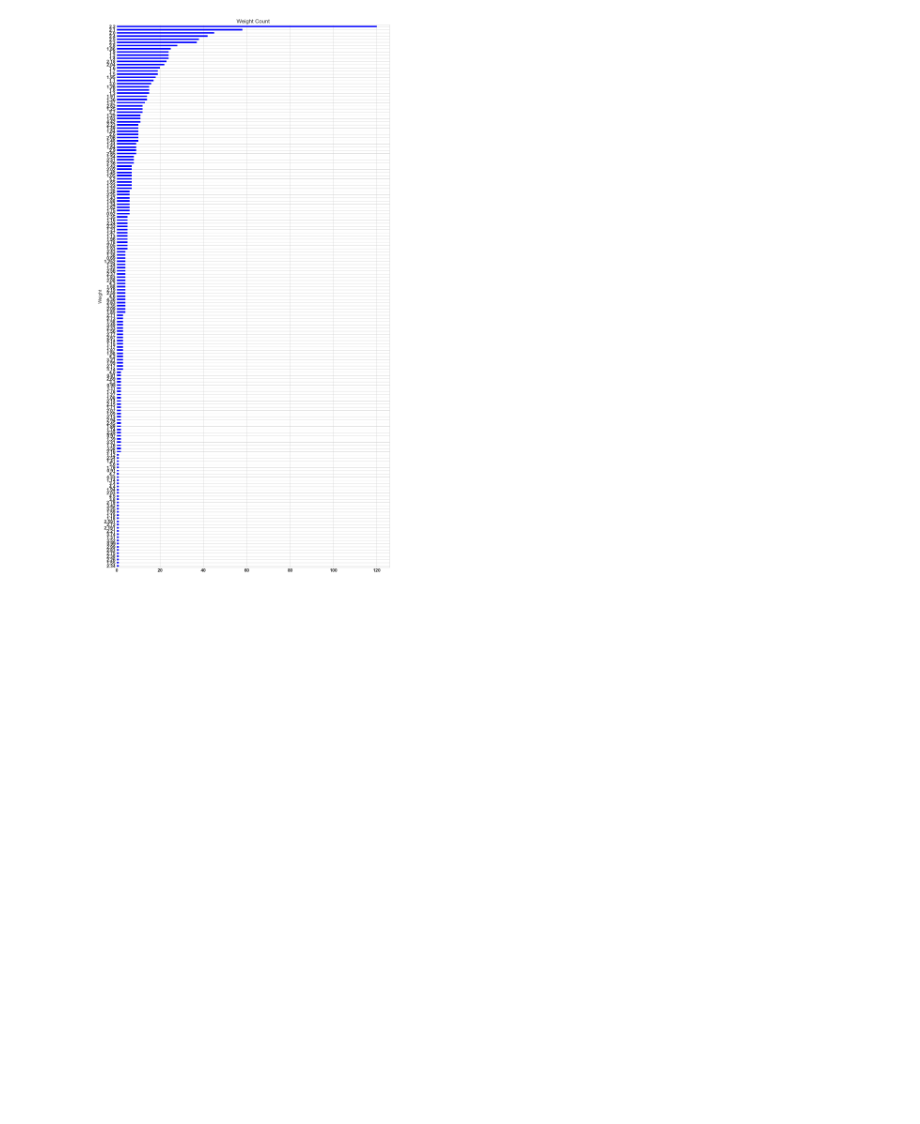
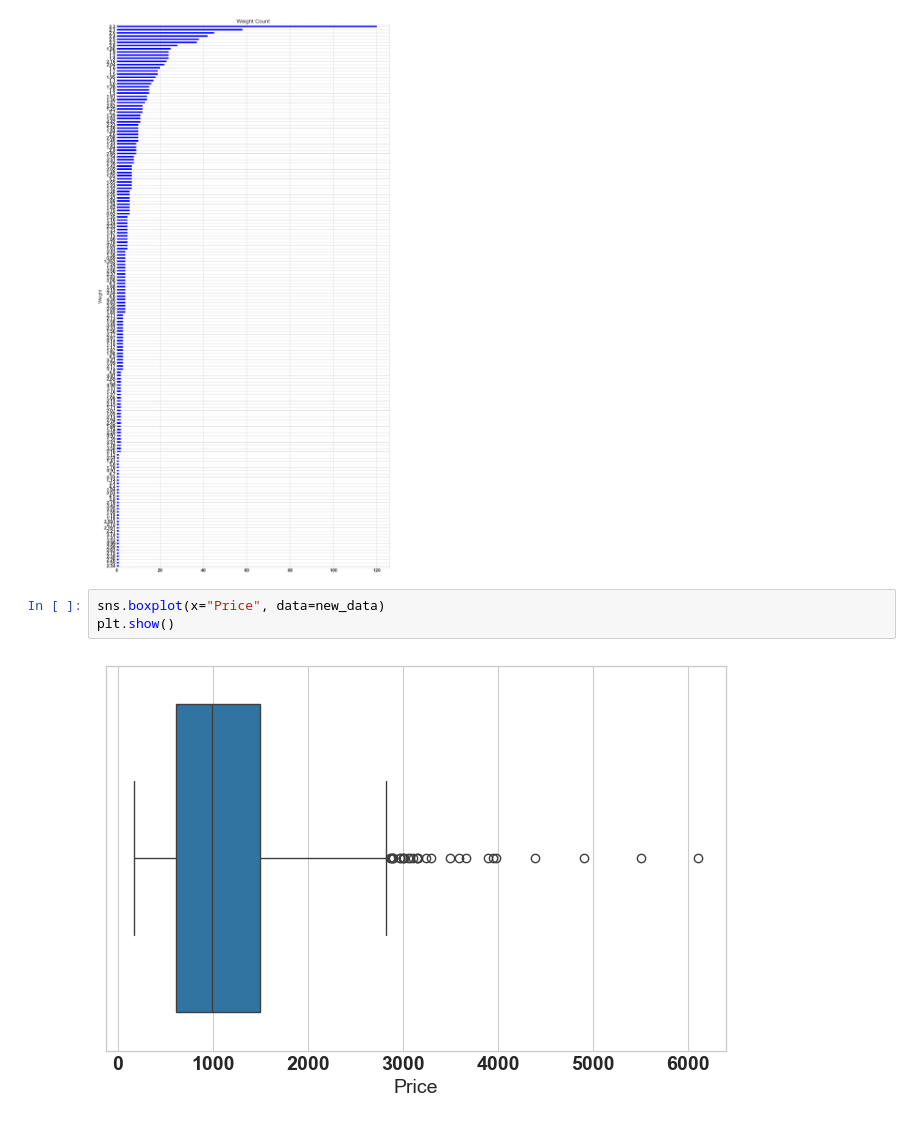
Before and after one commit to OfentseMasekwameng/OfentseMasekwameng, a Jupyter notebook: main.ipynb, the cells around one changed output. Drawn from its saved outputs; the diff is of its cells as text; blank space fills up the shorter version.

```diff
--- a/main.ipynb
+++ b/main.ipynb
@@ -218,3 +245,8 @@ weight.plot(kind='barh', color='b', title='Weight Count')
 plt.savefig('graphimages/weight.png')
 # %% [output]
 [figure]
+# %%
+sns.boxplot(x="Price", data=new_data)
+plt.show()
+# %% [output]
+[figure, added]
```
Also changed, not shown: parts of 14 cells of this notebook, 14 other files.
